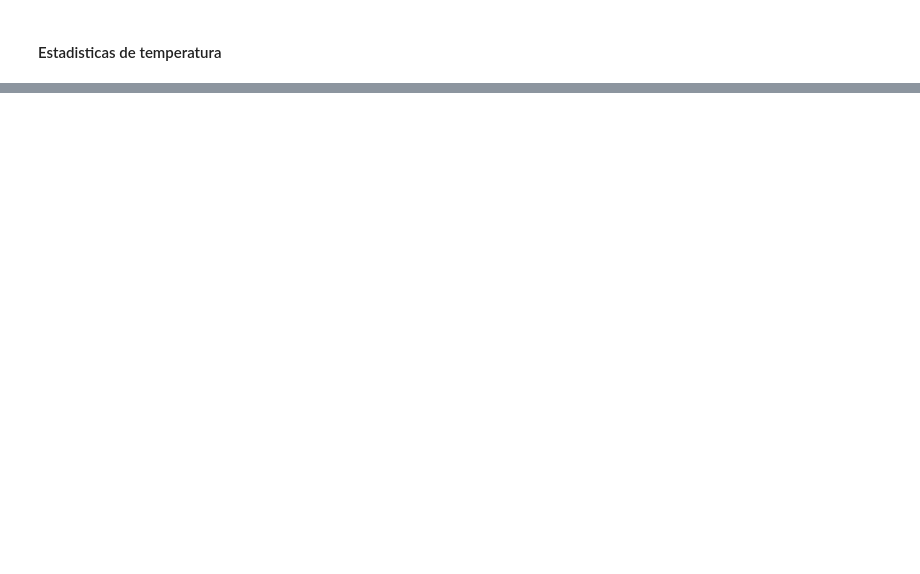
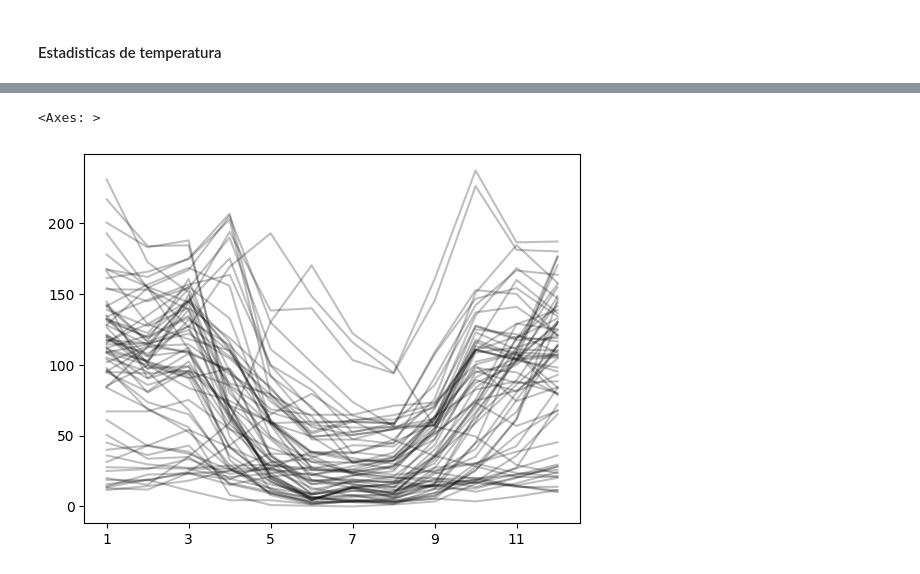
Before and after one commit to marianataglio/seriestemporales, a Jupyter notebook: ej_1.ipynb, the cells around one changed output, grey strips where cells are left out. Cells and saved outputs as stored; diff of their text form; code cells hidden in the pictures; blank space fills up the shorter version.

```diff
--- a/ej_1.ipynb
+++ b/ej_1.ipynb
@@ -96,0 +133,9 @@ temp.head()
+# %%
+precipitacion = temp[(temp["Valor Medio de"] == "Precipitaciï¿½n (mm)")]
+temperatura_media = temp[(temp["Valor Medio de"] == "Temperatura (ï¿½C)")]
+temperatura_maxima = temp[(temp["Valor Medio de"] == "Temperatura mï¿½xima (ï¿½C)")]
+temperatura_minima = temp[(temp["Valor Medio de"] == "Temperatura mï¿½nima (ï¿½C)")]
+humedad_relativa = temp[(temp["Valor Medio de"] == "Humedad relativa (%)")]
+velocidad_viento = temp[(temp["Valor Medio de"] == "Velocidad del Viento (km/h)")]
+nubosidad_total = temp[(temp["Valor Medio de"] == "Nubosidad total (octavos)")]
+frecuencia_precipitacion = temp[(temp["Valor Medio de"] == "Frecuencia de dï¿½as con Precipitaciï¿½n superior a 0.1 mm")]
@@ -101,0 +169,3 @@ temp.fillna(np.nan, inplace=True)
+# %%
+for col in precipitacion.columns[2:]:
+    precipitacion[col] = pd.to_numeric(precipitacion[col], errors="coerce")
@@ -101,0 +178,2 @@ temp.fillna(np.nan, inplace=True)
+# %%
+precipitacion.fillna(np.nan, inplace=True)
@@ -101,0 +201,6 @@ temp.fillna(np.nan, inplace=True)
+# %%
+precipitacion.columns = ["est", "val", 1,2,3,4,5,6,7,8,9,10,11,12]
+precipitacion.T[2:].plot(color="k", legend=False, alpha=0.25)
+# %% [output]
+<Axes: >
+[figure, added]
```
Also changed, not shown: parts of 15 cells of this notebook.
